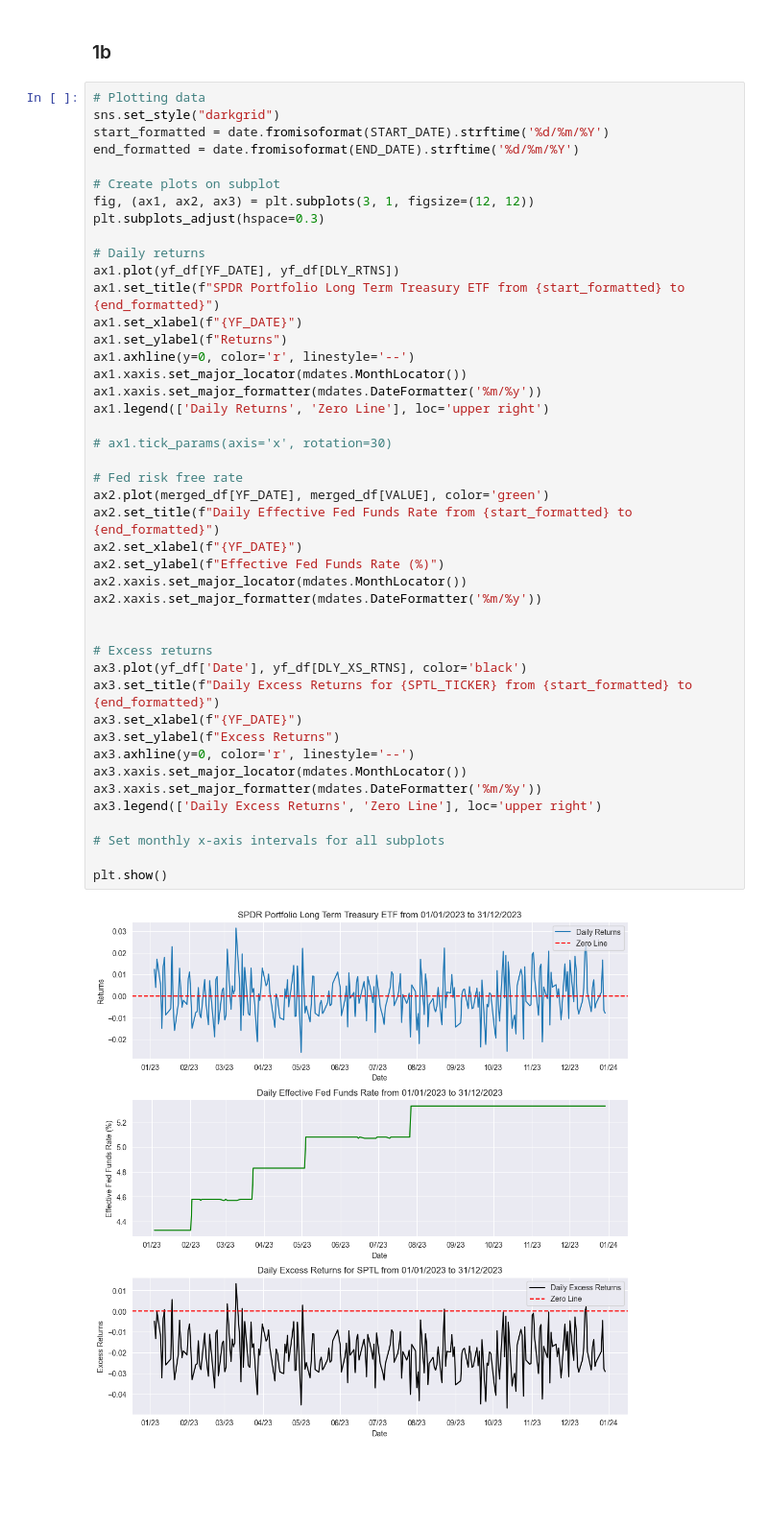
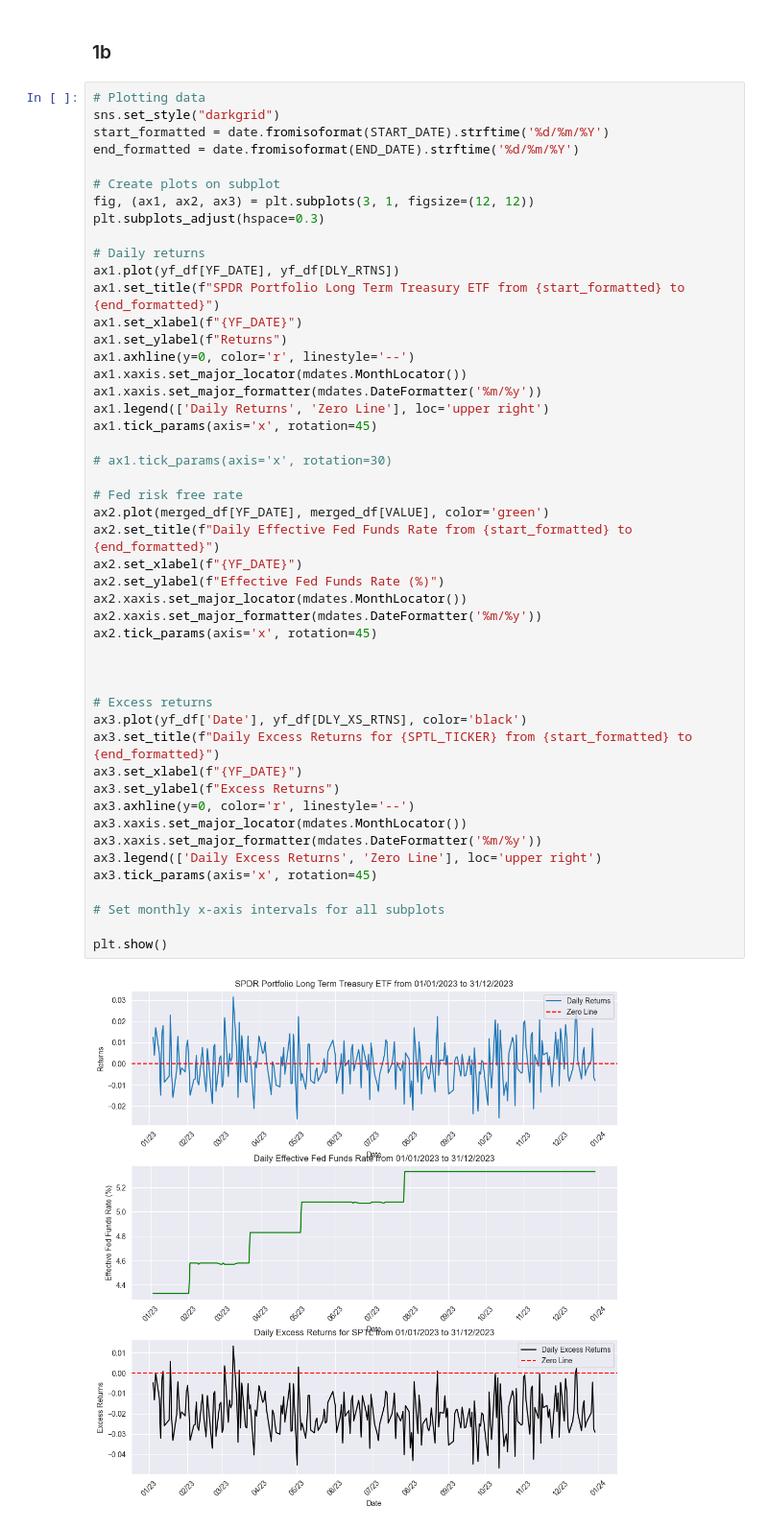
Before and after one commit to benhunt19/algo-trading-project, a Jupyter notebook: dataExploration.ipynb, the cells around one changed output. Shown at 96% size. Cells and saved outputs as stored; diff of their text form; blank space fills up the shorter version.

```diff
--- a/dataExploration.ipynb
+++ b/dataExploration.ipynb
@@ -123,34 +139,38 @@ ax1.set_ylabel(f"Returns")
 ax1.axhline(y=0, color='r', linestyle='--')
 ax1.xaxis.set_major_locator(mdates.MonthLocator())
 ax1.xaxis.set_major_formatter(mdates.DateFormatter('%m/%y'))
 ax1.legend(['Daily Returns', 'Zero Line'], loc='upper right')
+ax1.tick_params(axis='x', rotation=45)
 
 # ax1.tick_params(axis='x', rotation=30)
 
 # Fed risk free rate
 ax2.plot(merged_df[YF_DATE], merged_df[VALUE], color='green')
 ax2.set_title(f"Daily Effective Fed Funds Rate from {start_formatted} to {end_formatted}")
 ax2.set_xlabel(f"{YF_DATE}")
 ax2.set_ylabel(f"Effective Fed Funds Rate (%)")
 ax2.xaxis.set_major_locator(mdates.MonthLocator())
 ax2.xaxis.set_major_formatter(mdates.DateFormatter('%m/%y'))
+ax2.tick_params(axis='x', rotation=45)
+
 
 
 # Excess returns
 ax3.plot(yf_df['Date'], yf_df[DLY_XS_RTNS], color='black')
 ax3.set_title(f"Daily Excess Returns for {SPTL_TICKER} from {start_formatted} to {end_formatted}")
 ax3.set_xlabel(f"{YF_DATE}")
 ax3.set_ylabel(f"Excess Returns")
 ax3.axhline(y=0, color='r', linestyle='--')
 ax3.xaxis.set_major_locator(mdates.MonthLocator())
 ax3.xaxis.set_major_formatter(mdates.DateFormatter('%m/%y'))
 ax3.legend(['Daily Excess Returns', 'Zero Line'], loc='upper right')
+ax3.tick_params(axis='x', rotation=45)
 
 # Set monthly x-axis intervals for all subplots
 
 plt.show()
 # %% [output]
-[figure, old version]
+[figure, new version]
 # %%
 # Save processed data to dataframe
 yf_df['daily_risk_free'] = merged_df[DAILY_RISK_FREE]
```
Also changed, not shown: parts of 6 cells of this notebook, 9 other files.
